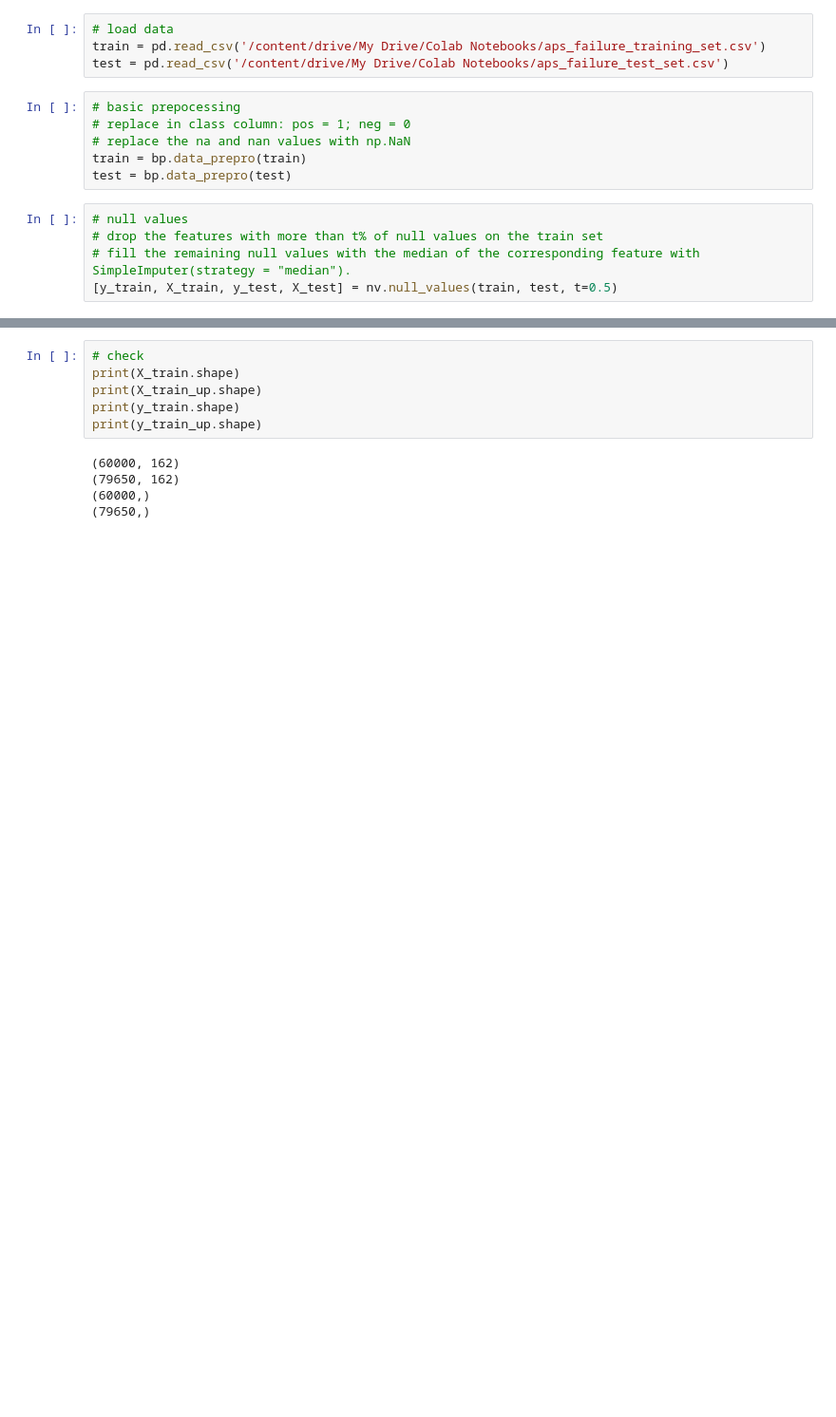
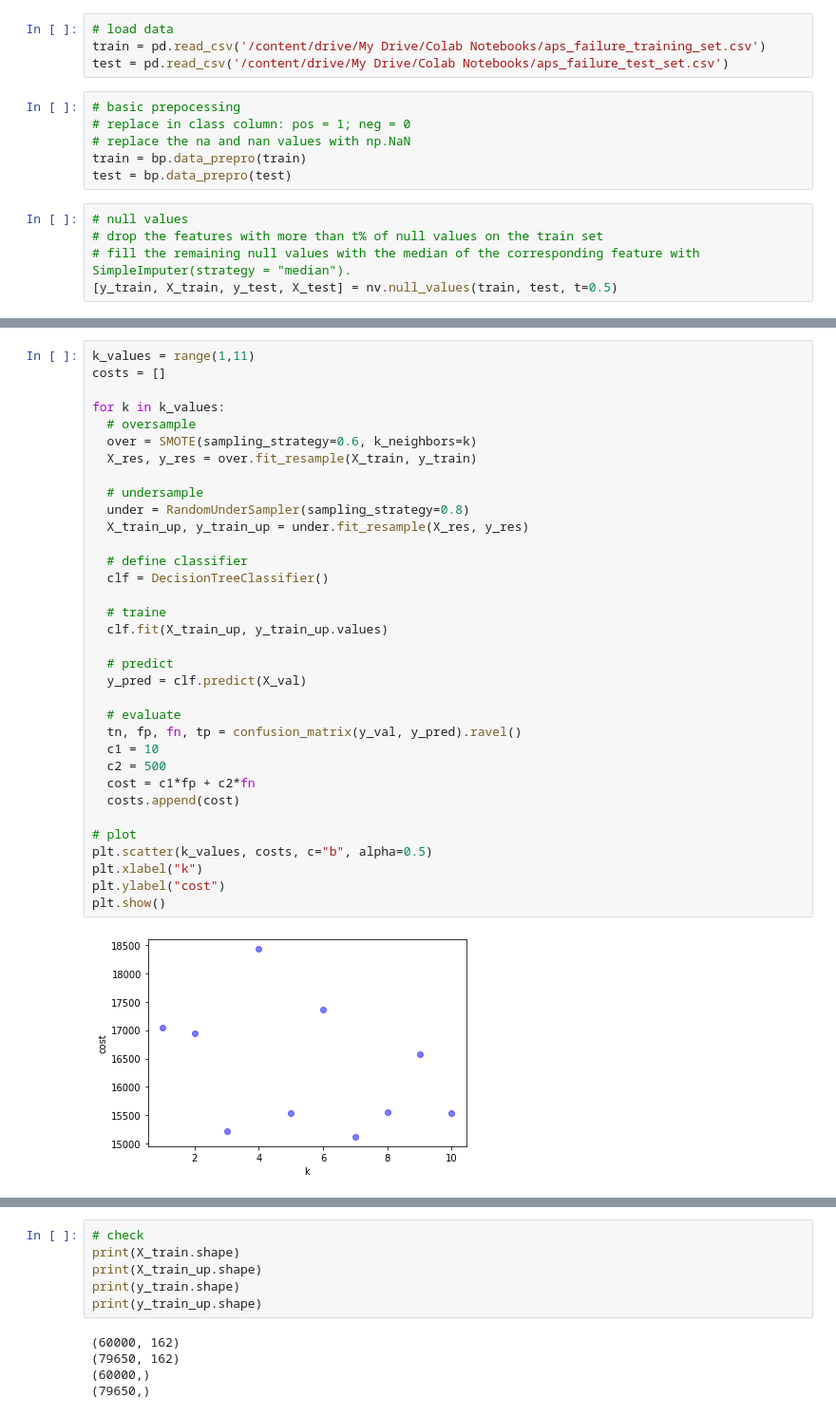
Before and after one commit to FranciscaAlliende/APS-Failure-at-Scania-Trucks, a Jupyter notebook: SMOTE.ipynb, the cells around one changed output, grey strips where cells are left out. Shown: that part at 95% size. Saved outputs shown, nothing was run; the diff lists cells and outputs as text; blank space fills up the shorter version.

```diff
--- a/SMOTE.ipynb
+++ b/SMOTE.ipynb
@@ -77,3 +86,39 @@ plt.show()
+# %%
+k_values = range(1,11)
+costs = []
+
+for k in k_values:
+  # oversample
+  over = SMOTE(sampling_strategy=0.6, k_neighbors=k)
+  X_res, y_res = over.fit_resample(X_train, y_train)
+
+  # undersample
+  under = RandomUnderSampler(sampling_strategy=0.8)
+  X_train_up, y_train_up = under.fit_resample(X_res, y_res)
+
+  # define classifier
+  clf = DecisionTreeClassifier()
+
+  # traine
+  clf.fit(X_train_up, y_train_up.values)
+
+  # predict
+  y_pred = clf.predict(X_val)
+
+  # evaluate
+  tn, fp, fn, tp = confusion_matrix(y_val, y_pred).ravel()
+  c1 = 10
+  c2 = 500
+  cost = c1*fp + c2*fn
+  costs.append(cost)
+
+# plot
+plt.scatter(k_values, costs, c="b", alpha=0.5)
+plt.xlabel("k")
+plt.ylabel("cost")
+plt.show()
+# %% [output]
+[figure, added]
 # %%
 # Transform the training set
 # oversample
```
Also changed, not shown: parts of 9 cells of this notebook.
